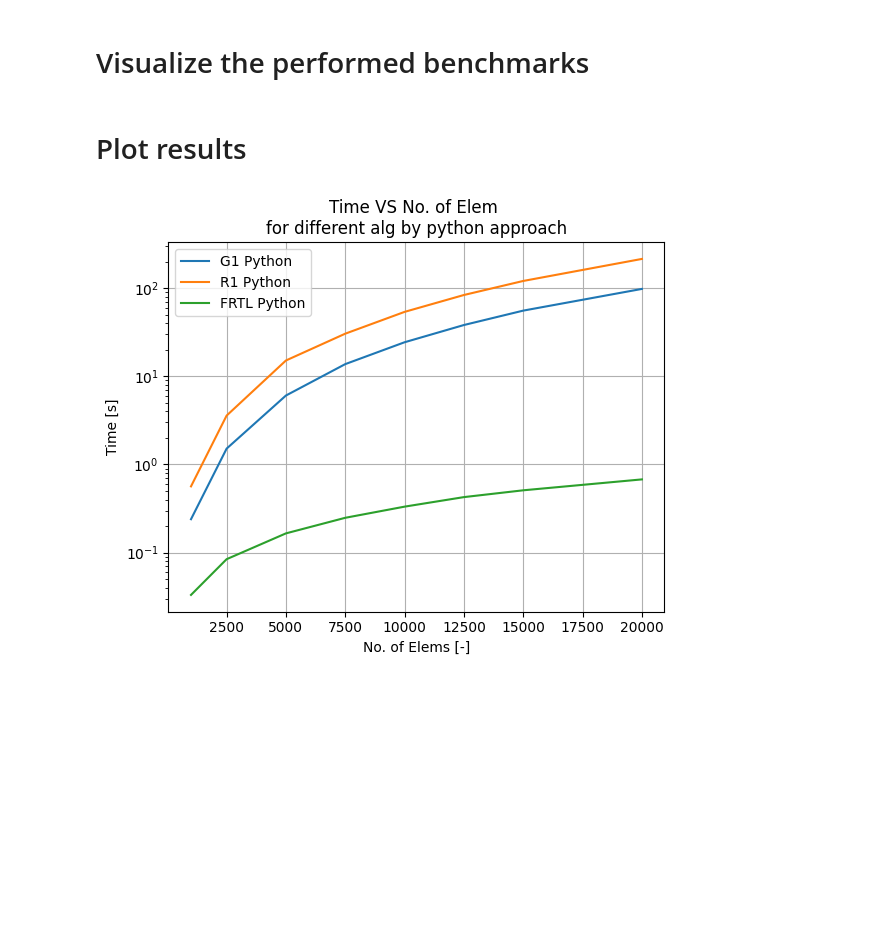
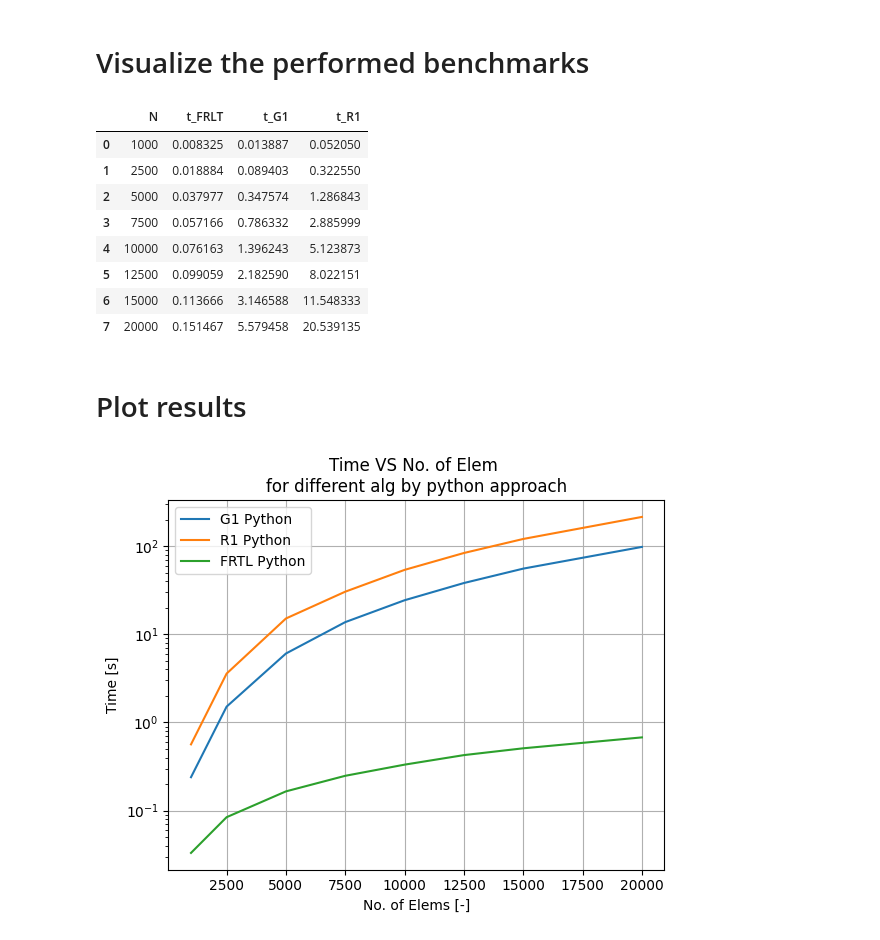
Before and after one commit to echemdb/ec-tools, a Jupyter notebook: ec_tools/Seminar/py_functions/Benchmark/Print_Benchmark.ipynb, the cells around one changed output. Saved outputs shown, nothing was run; the diff lists cells and outputs as text; code cells hidden in the pictures; blank space fills up the shorter version.

```diff
--- a/ec_tools/Seminar/py_functions/Benchmark/Print_Benchmark.ipynb
+++ b/ec_tools/Seminar/py_functions/Benchmark/Print_Benchmark.ipynb
@@ -21,13 +23,26 @@ FILENAME_tr = "results/transonic_Benchmark_Results.csv"
 # %%
 # import python result values
 df_py = pd.read_csv(FILENAME_py)
 
 # import numba result values
 df_nu = pd.read_csv(FILENAME_nu)
 
 # import transonic result values
 df_tr = pd.read_csv(FILENAME_tr)
-#df_tr
+
+# import rust result values
+df_ru = pd.read_csv(FILENAME_ru)
+df_ru
+# %% [output]
+|  | N | t_FRLT | t_G1 | t_R1 |
+| 0 | 1000 | 0.008325 | 0.013887 | 0.052050 |
+| 1 | 2500 | 0.018884 | 0.089403 | 0.322550 |
+| 2 | 5000 | 0.037977 | 0.347574 | 1.286843 |
+| 3 | 7500 | 0.057166 | 0.786332 | 2.885999 |
+| 4 | 10000 | 0.076163 | 1.396243 | 5.123873 |
+| 5 | 12500 | 0.099059 | 2.182590 | 8.022151 |
+| 6 | 15000 | 0.113666 | 3.146588 | 11.548333 |
+| 7 | 20000 | 0.151467 | 5.579458 | 20.539135 |
 # %% [markdown]
 # Plot results
 # %%
```
Also changed, not shown: parts of 3 cells of this notebook, 4 other files.
